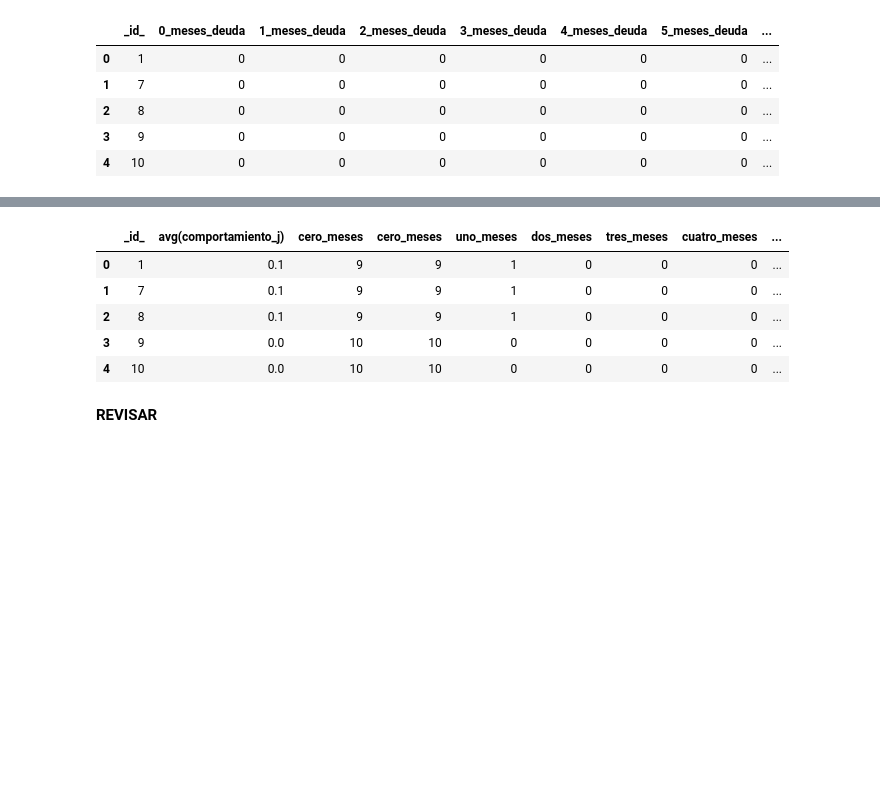
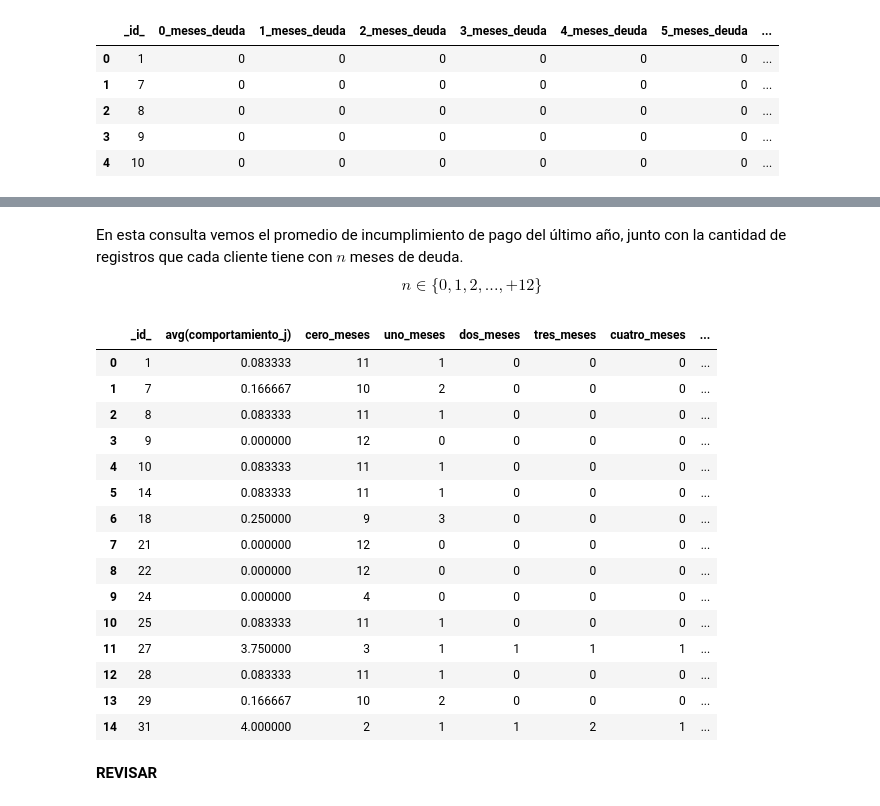
Before and after one commit to BrianPgz/HomeWork1_ML, a Jupyter notebook: Ejercicio1.ipynb, the cells around one changed output, grey strips where cells are left out. Saved outputs shown, nothing was run; the diff lists cells and outputs as text; code cells hidden in the pictures; blank space fills up the shorter version.

Commit message:
Cambios en las consultas

```diff
--- a/Ejercicio1.ipynb
+++ b/Ejercicio1.ipynb
@@ -344,8 +395,9 @@ sqldf.run(query).head(20)
 | 18 | 36 | 0.492308 |
 | 19 | 41 | 0.053571 |
 # %%
-query="""select num_caso,min(mes_informacion),max(mes_informacion)
+query="""select num_caso as _id_,min(mes_informacion),max(mes_informacion)
          from bd_comportamiento_3
          group by num_caso"""
-sqldf.run(query).head()
+olvidada =sqldf.run(query)
+olvidada.head()
 # %% [output]
@@ -363,6 +415,6 @@ query1="""select
          from bd_comportamiento_3
          order by num_caso,mes_informacion
          """
-baseji=sqldf.run(query1).groupby("num_caso").tail(10)
+baseji=sqldf.run(query1).groupby("num_caso").tail(12)
 # %%
 baseji.reset_index(level=None, drop=True, inplace=True, col_level=0, col_fill='')
@@ -456,6 +541,6 @@ constructo.columns=["_id_","cero_meses","uno_meses","dos_meses","tres_meses","cu
 # %%
 query="""
-        select _id_,cero_meses,
+        select _id_,
         cero_meses,
         uno_meses,
         dos_meses,
@@ -466,7 +551,9 @@ query="""
         siete_meses,
         ocho_meses,
         nueve_meses,
-        diez_meses+once_meses+doce_meses+trece_meses+catorce_meses+quince_meses+dseis_meses+dsiete_meses+docho_meses as diez_o_mas
+        diez_meses,
+        once_meses,
+        doce_meses+trece_meses+catorce_meses+quince_meses+dseis_meses+dsiete_meses+docho_meses as doce_o_mas
         from constructo
 """
-constructo=sqldf.run(query).head(10)
+cons_aux=sqldf.run(query)
@@ -473,13 +579,25 @@ constructo=sqldf.run(query).head(10)
+# %% [markdown]
+En esta consulta vemos el promedio de incumplimiento de pago del último año, junto con la cantidad de registros que cada cliente tiene con $n$ meses de deuda. $$n \in \{0,1,2,...,+12  \}$$
 # %%
-sintesis_c3=sintesis_c3.merge(constructo,how="inner",on="_id_")
-sintesis_c3.head()
+sintesis_c3_aux=sintesis_c3.merge(cons_aux,how="inner",on="_id_")
+sintesis_c3_aux.head(15)
 # %% [output]
-|  | _id_ | avg(comportamiento_j) | cero_meses | cero_meses | uno_meses | dos_meses | tres_meses | cuatro_meses | ... |
-| 0 | 1 | 0.1 | 9 | 9 | 1 | 0 | 0 | 0 | ... |
-| 1 | 7 | 0.1 | 9 | 9 | 1 | 0 | 0 | 0 | ... |
-| 2 | 8 | 0.1 | 9 | 9 | 1 | 0 | 0 | 0 | ... |
-| 3 | 9 | 0.0 | 10 | 10 | 0 | 0 | 0 | 0 | ... |
-| 4 | 10 | 0.0 | 10 | 10 | 0 | 0 | 0 | 0 | ... |
+|  | _id_ | avg(comportamiento_j) | cero_meses | uno_meses | dos_meses | tres_meses | cuatro_meses | ... |
+| 0 | 1 | 0.083333 | 11 | 1 | 0 | 0 | 0 | ... |
+| 1 | 7 | 0.166667 | 10 | 2 | 0 | 0 | 0 | ... |
+| 2 | 8 | 0.083333 | 11 | 1 | 0 | 0 | 0 | ... |
+| 3 | 9 | 0.000000 | 12 | 0 | 0 | 0 | 0 | ... |
+| 4 | 10 | 0.083333 | 11 | 1 | 0 | 0 | 0 | ... |
+| 5 | 14 | 0.083333 | 11 | 1 | 0 | 0 | 0 | ... |
+| 6 | 18 | 0.250000 | 9 | 3 | 0 | 0 | 0 | ... |
+| 7 | 21 | 0.000000 | 12 | 0 | 0 | 0 | 0 | ... |
+| 8 | 22 | 0.000000 | 12 | 0 | 0 | 0 | 0 | ... |
+| 9 | 24 | 0.000000 | 4 | 0 | 0 | 0 | 0 | ... |
+| 10 | 25 | 0.083333 | 11 | 1 | 0 | 0 | 0 | ... |
+| 11 | 27 | 3.750000 | 3 | 1 | 1 | 1 | 1 | ... |
+| 12 | 28 | 0.083333 | 11 | 1 | 0 | 0 | 0 | ... |
+| 13 | 29 | 0.166667 | 10 | 2 | 0 | 0 | 0 | ... |
+| 14 | 31 | 4.000000 | 2 | 1 | 1 | 2 | 1 | ... |
 # %% [markdown]
 **REVISAR**
 # %%
```
Also changed, not shown: parts of 15 cells of this notebook, 1 other file.
